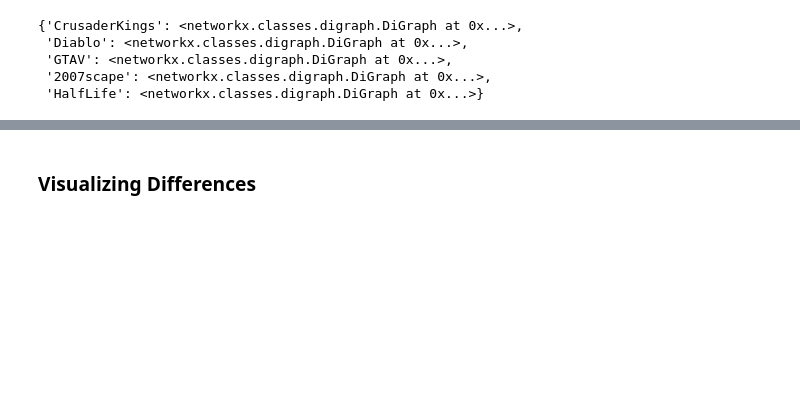
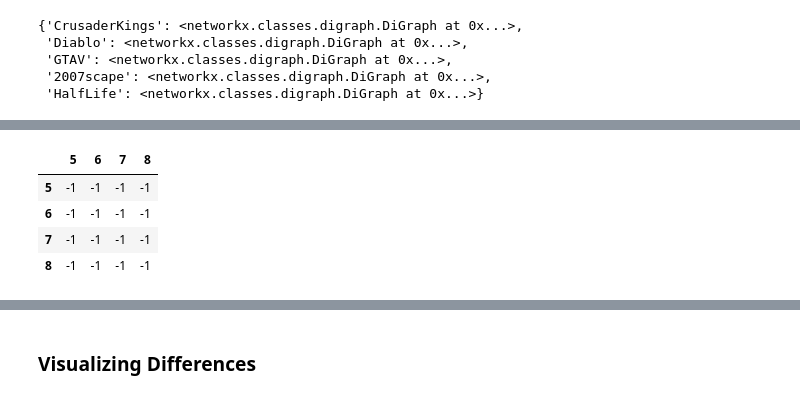
Before and after one commit to ruskirin/reddit-assortativity-analysis, a Jupyter notebook: non-political-subreddits-analysis.ipynb, the cells around one changed output, grey strips where cells are left out. Cells and saved outputs as stored; diff of their text form; code cells hidden in the pictures; blank space fills up the shorter version.

```diff
--- a/non-political-subreddits-analysis.ipynb
+++ b/non-political-subreddits-analysis.ipynb
@@ -225,0 +250,9 @@ csim.mean().mean()
+# %%
+df = pd.DataFrame(-1, index=range(5,9), columns=range(5,9))
+df
+# %% [output]
+|  | 5 | 6 | 7 | 8 |
+| 5 | -1 | -1 | -1 | -1 |
+| 6 | -1 | -1 | -1 | -1 |
+| 7 | -1 | -1 | -1 | -1 |
+| 8 | -1 | -1 | -1 | -1 |
```
Also changed, not shown: parts of 10 cells of this notebook, 1 other file.
